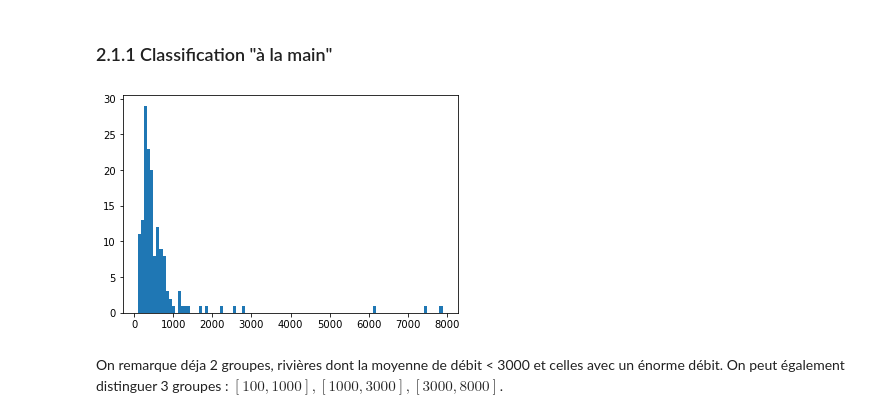
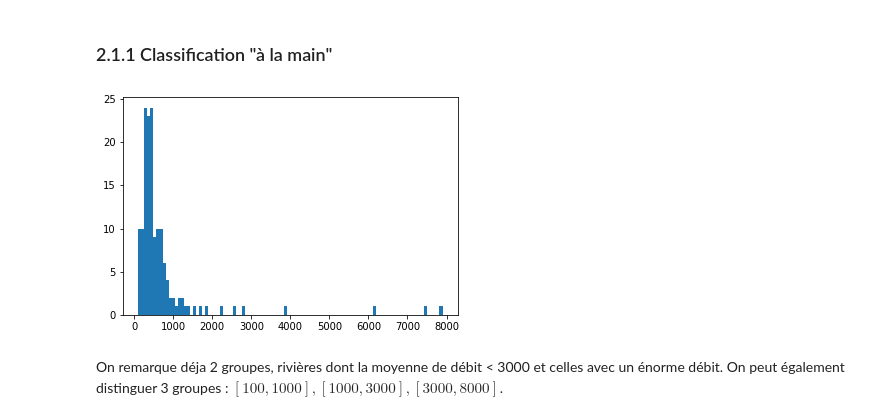
Before and after one commit to scastets/Projet4MA_Hydrologie, a Jupyter notebook: Notebooks/Analyse_datasets.ipynb, the cells around one changed output. Cells and saved outputs as stored; diff of their text form; code cells hidden in the pictures.

```diff
--- a/Notebooks/Analyse_datasets.ipynb
+++ b/Notebooks/Analyse_datasets.ipynb
@@ -79,0 +75,3 @@ data_hydro.shape
+# %%
+data_pepsi = data_pepsi.loc[data_pepsi['W']>80]
+data_hydro = data_hydro.loc[data_hydro['W']>90]
@@ -80,3 +80,7 @@ data_hydro.shape
+# %%
+data_hydro['river']= data_hydro['river'].str.upper()
+data_hydro['river'] = data_hydro['river'].str.lstrip()
+data_hydro['river'] = data_hydro['river'].str.rstrip()
 # %%
 print("Variables pepsi : " , data_pepsi.columns)
 print("Variables hydro : " , data_hydro.columns)
@@ -276,10 +308,11 @@ plt.show()
 ### 2.1.1 Classification "à la main"
 # %%
 plt.figure()
+river_means_hydro=data_hydro.groupby("river", as_index=False).mean()
 plt.hist(river_means_hydro['Q'],bins=100)
 plt.show()
 # %% [output]
-[figure, old version]
+[figure, new version]
 # %% [markdown]
 On remarque déja 2 groupes, rivières dont la moyenne de débit < 3000 et celles avec un énorme débit. On peut également distinguer 3 groupes : $[100,1000] , [1000,3000] , [3000,8000]$.
 # %%
```
Also changed, not shown: parts of 37 cells of this notebook.
